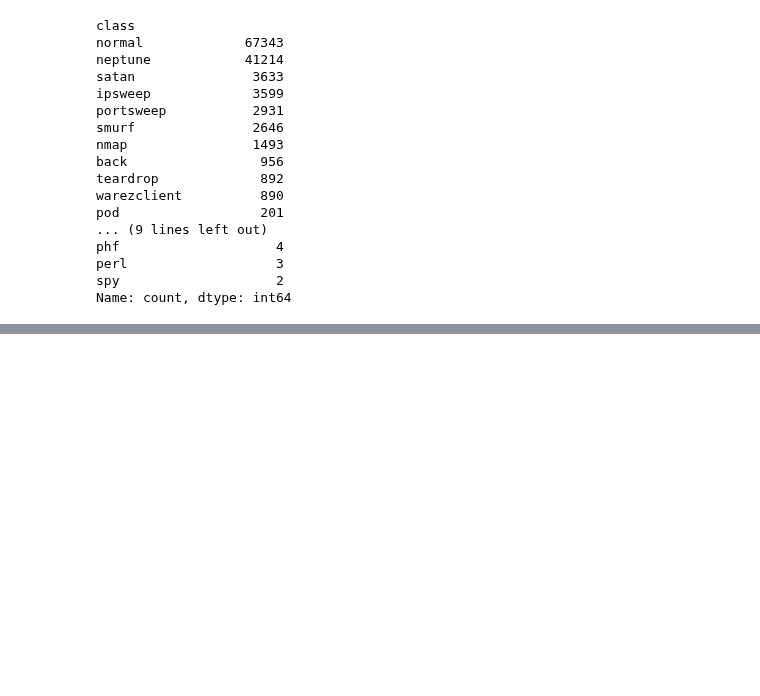
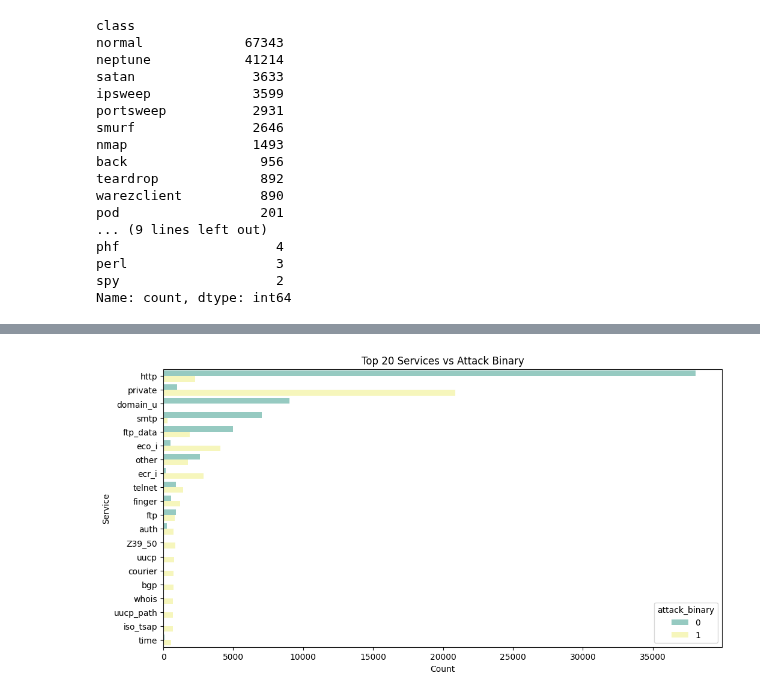
Before and after one commit to SpringBoardMentor193s/SentinelNet_Oct_Batch, a Jupyter notebook: main.ipynb, the cells around one changed output, grey strips where cells are left out. Drawn from its saved outputs; the diff is of its cells as text; code cells hidden in the pictures; blank space fills up the shorter version.

```diff
--- a/main.ipynb
+++ b/main.ipynb
@@ -161,0 +233,11 @@ Name: count, dtype: int64
+# %%
+top_services = train_df['service'].value_counts().nlargest(20).index
+plt.figure(figsize=(12,6))
+sns.countplot(y='service', data=train_df[train_df['service'].isin(top_services)],
+              order=top_services, hue='attack_binary', palette='Set3')
+plt.title('Top 20 Services vs Attack Binary')
+plt.xlabel('Count')
+plt.ylabel('Service')
+plt.show()
+# %% [output]
+[figure, added]
```
Also changed, not shown: parts of 7 cells of this notebook.
